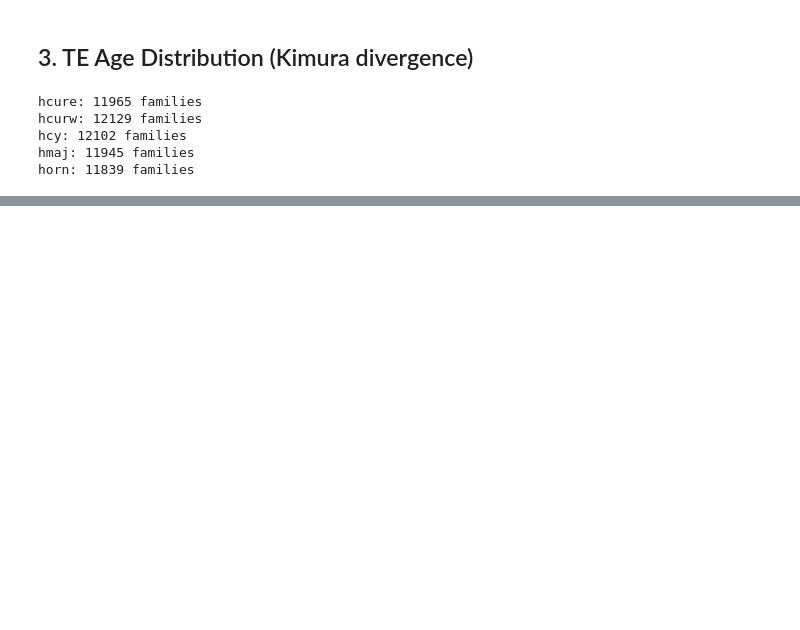
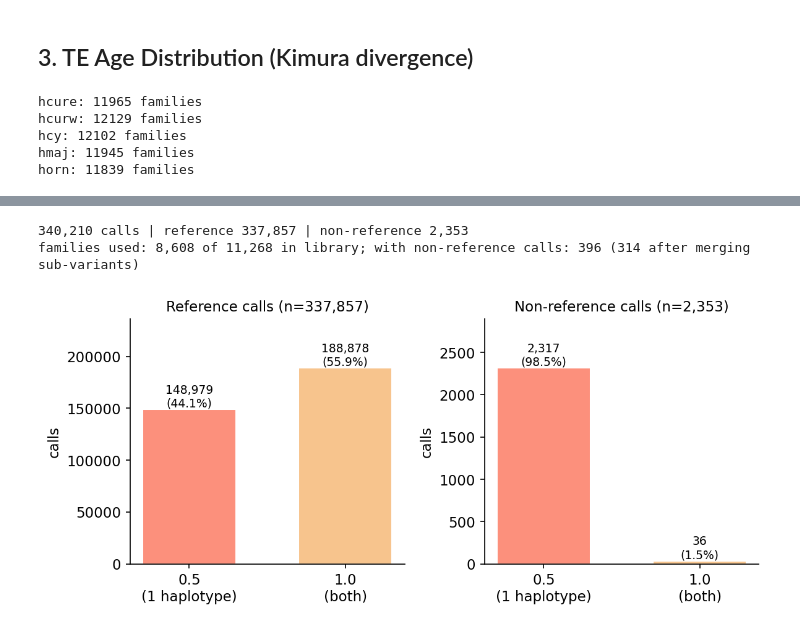
Before and after one commit to blytrm/Hydrophiinae-genomics, a Jupyter notebook: 3_repeats/REPEAT_ANNO_RESULTS/repeat_annotation_plots.ipynb, the cells around one changed output, grey strips where cells are left out. Drawn from its saved outputs; the diff is of its cells as text; code cells hidden in the pictures; blank space fills up the shorter version.

```diff
--- a/3_repeats/REPEAT_ANNO_RESULTS/repeat_annotation_plots.ipynb
+++ b/3_repeats/REPEAT_ANNO_RESULTS/repeat_annotation_plots.ipynb
@@ -259,0 +267,54 @@ plt.show()
+# %%
+TEF_DIR = Path('/hpcfs/users/a1864358/sanders_lab/asm/files/repeat-anno/ra2')
+TEF_BED = TEF_DIR / 'results/04_merged/10-horn.TEanno.EDTA-TEtrimmer-TEforest.bed'
+CLASSED_LIB = TEF_DIR / 'results/05_LAI/hybridTEs.classed.fa'
+FAI = TEF_DIR / 'data/10-horn-final.renamed.fa.fai'
+EDTA_GFF = EDTA / 'edta_10-horn/10-horn-final.renamed.fa.mod.EDTA.TEanno.gff3'
+SEXCHECK = TEF_DIR / 'results/06_sexcheck/idxstats.txt'
+
+fai = pd.read_csv(FAI, sep='\t', header=None, usecols=[0, 1], names=['chrom', 'len']).set_index('chrom')
+GENOME = fai.len.sum()
+SMALL = fai.index[fai.len < 20e6]            # 188 unplaced contigs
+
+# family -> class (curated TEtrimmer class, else EDTA class)
+fam_cls = {}
+for line in open(CLASSED_LIB):
+    if line[0] == '>':
+        n, _, c = line[1:].strip().partition('#')
+        fam_cls[n] = c
+
+def top_class(c):
+    t = str(c).split('/')[0]
+    if t in COLORS: return t
+    return 'Unknown'                        # 'unknown', 'nonLTR', ... -> Unknown
+
+tef = pd.read_csv(TEF_BED, sep='\t')
+tef.columns = ['chrom', 'start', 'end', 'family', 'type', 'sources', 'geno', 'strand']
+tef['parent'] = tef.family.str.extract(r'^(TE_\d{8})')[0]
+tef['cls'] = tef.family.map(fam_cls).fillna('Unknown').map(top_class)
+ref = tef[tef.type == 'reference']
+nref = tef[tef.type == 'non_reference'].copy()
+
+print(f'{len(tef):,} calls | reference {len(ref):,} | non-reference {len(nref):,}')
+print(f'families used: {tef.family.nunique():,} of {len(fam_cls):,} in library; with non-reference calls: {nref.family.nunique()} ({nref.parent.nunique()} after merging sub-variants)')
+# %% [output]
+340,210 calls | reference 337,857 | non-reference 2,353
+families used: 8,608 of 11,268 in library; with non-reference calls: 396 (314 after merging sub-variants)
+# %%
+# reference vs non-reference x genotype
+g = tef.groupby(['type', 'geno']).size().unstack(fill_value=0)
+g = g.loc[['reference', 'non_reference']]
+fig, ax = plt.subplots(1, 2, figsize=(8, 3.6), gridspec_kw={'width_ratios': [1, 1]})
+for a, (name, row) in zip(ax, g.iterrows()):
+    a.bar(['0.5\n(1 haplotype)', '1.0\n(both)'], [row[0.5], row[1.0]],
+          color=[COLORS['LTR'], COLORS['DNA']], edgecolor='white', width=0.6)
+    for i, v in enumerate([row[0.5], row[1.0]]):
+        a.text(i, v, f'{v:,}\n({100*v/row.sum():.1f}%)', ha='center', va='bottom', fontsize=9)
+    a.set_title(('Reference calls' if name == 'reference' else 'Non-reference calls') + f' (n={row.sum():,})', fontsize=11)
+    a.set_ylim(0, row.max() * 1.25)
+    a.set_ylabel('calls')
+plt.tight_layout()
+fig.savefig(OUTDIR / 'teforest_genotypes.png')
+plt.show()
+# %% [output]
+[figure, added]
```
Also changed, not shown: parts of 23 cells of this notebook.
